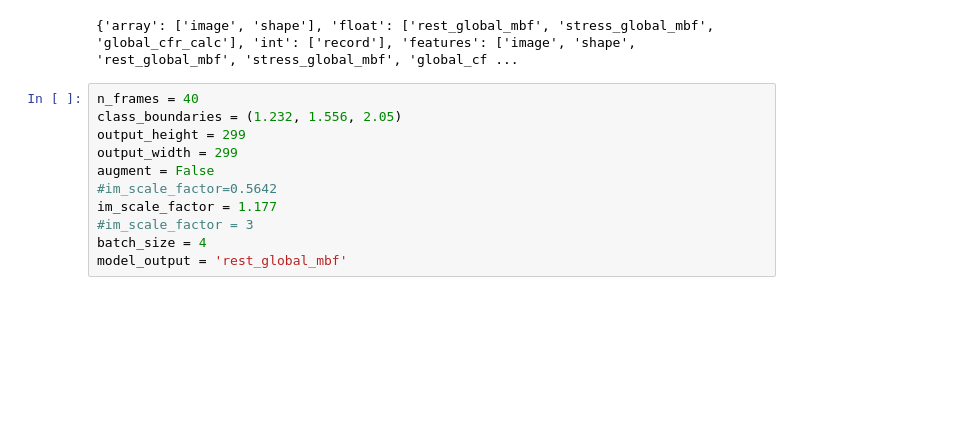
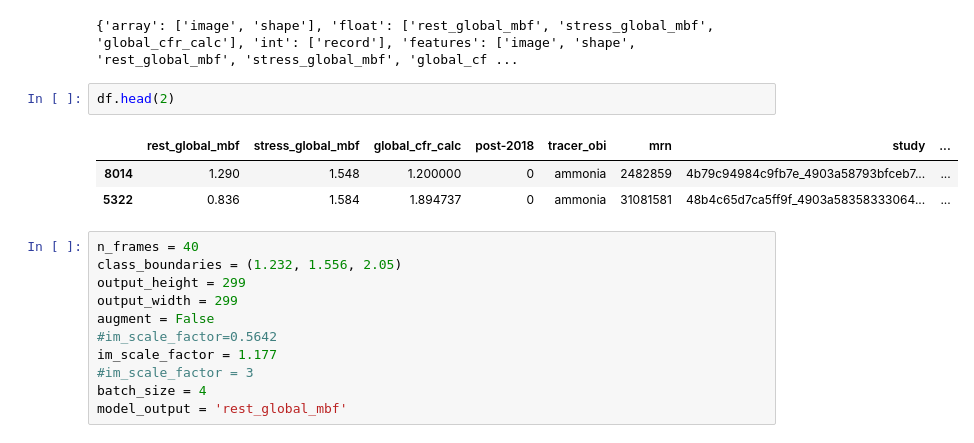
Before and after one commit to awerdich/werdich-cfr, a Jupyter notebook: notebooks/tfr_images.ipynb, the cells around one changed output. Drawn from its saved outputs; the diff is of its cells as text; blank space fills up the shorter version.

```diff
--- a/notebooks/tfr_images.ipynb
+++ b/notebooks/tfr_images.ipynb
@@ -59,6 +59,12 @@ df.head(2)
 print(feature_dict)
 # %% [output]
 {'array': ['image', 'shape'], 'float': ['rest_global_mbf', 'stress_global_mbf', 'global_cfr_calc'], 'int': ['record'], 'features': ['image', 'shape', 'rest_global_mbf', 'stress_global_mbf', 'global_cf ...
+# %%
+df.head(2)
+# %% [output]
+|  | rest_global_mbf | stress_global_mbf | global_cfr_calc | post-2018 | tracer_obi | mrn | study | ... |
+| 8014 | 1.290 | 1.548 | 1.200000 | 0 | ammonia | 2482859 | 4b79c94984c9fb7e_4903a58793bfceb7... | ... |
+| 5322 | 0.836 | 1.584 | 1.894737 | 0 | ammonia | 31081581 | 48b4c65d7ca5ff9f_4903a58358333064... | ... |
 # %%
 n_frames = 40
 class_boundaries = (1.232, 1.556, 2.05)
```
Also changed, not shown: 3 other files.
